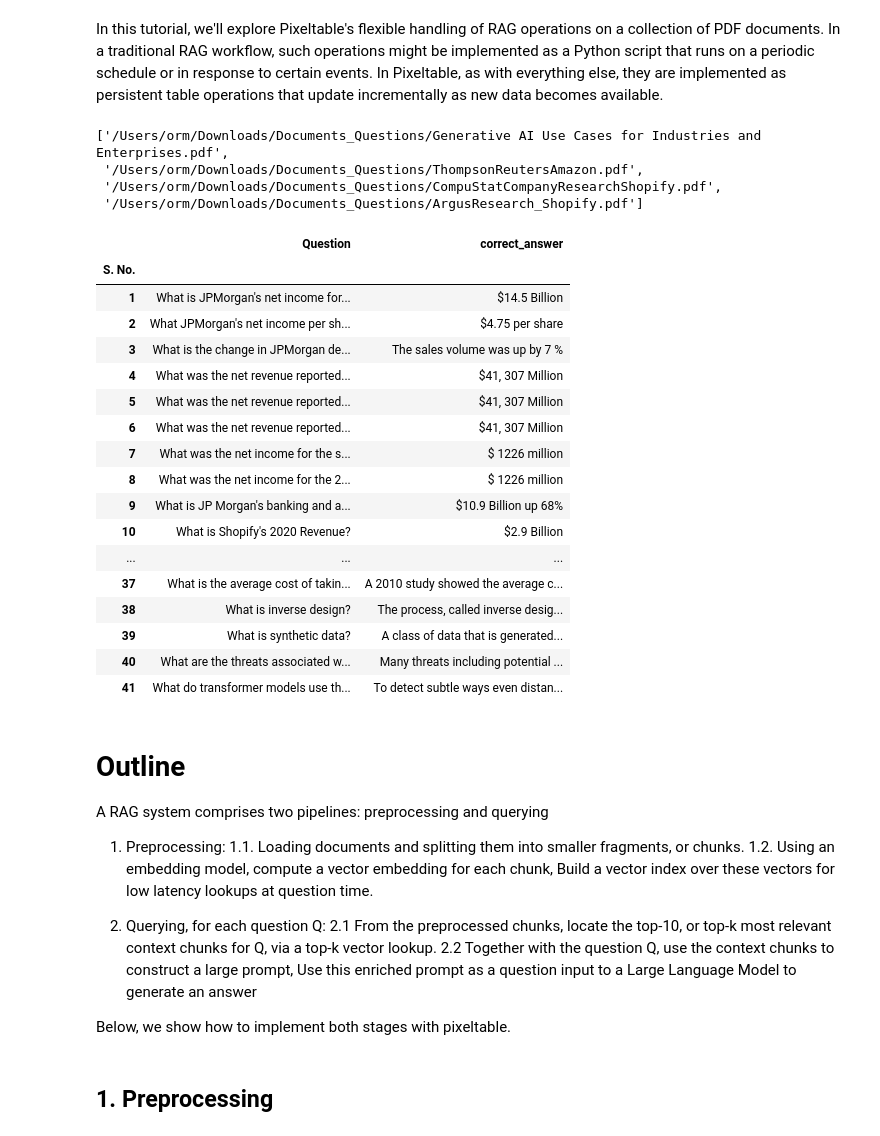
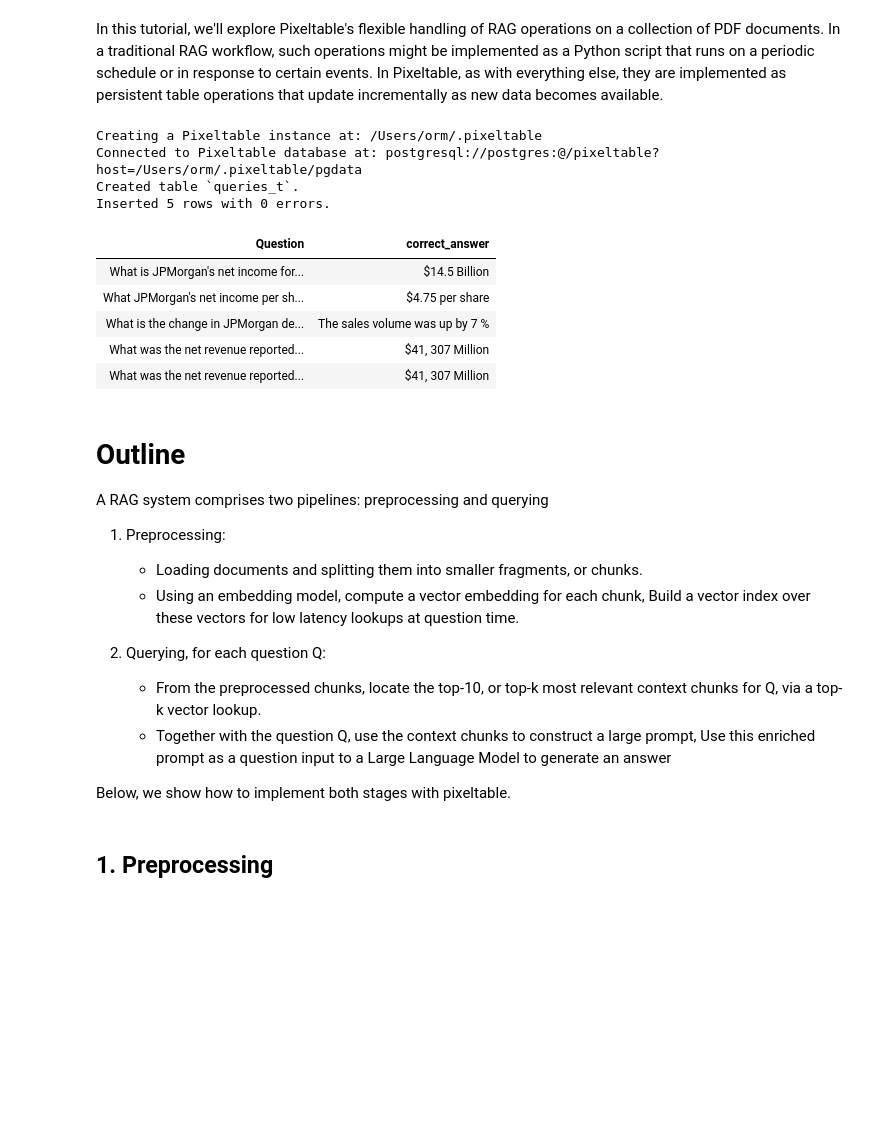
Before and after one commit to orm011/pixeltable, a Jupyter notebook: docs/tutorials/document-demo-anm.ipynb, the cells around one changed output. Drawn from its saved outputs; the diff is of its cells as text; code cells hidden in the pictures; blank space fills up the shorter version.

```diff
--- a/docs/tutorials/document-demo-anm.ipynb
+++ b/docs/tutorials/document-demo-anm.ipynb
@@ -2,42 +2,3 @@
 # RAG operations in pixeltable
 # %% [markdown]
 In this tutorial, we'll explore Pixeltable's flexible handling of RAG operations on a collection of PDF documents. In a traditional RAG workflow, such operations might be implemented as a Python script that runs on a periodic schedule or in response to certain events. In Pixeltable, as with everything else, they are implemented as persistent table operations that update incrementally as new data becomes available.
-# %%
-import pathlib
-import pandas as pd
-
-# collect the document paths from the directory
-document_dir = pathlib.Path('~/Downloads/Documents_Questions/').expanduser()
-document_paths = [str(path) for path in list(document_dir.glob('*.pdf'))]
-start_paths = document_paths[:4]
-adddd_paths = document_paths[4:]
-start_paths
-# %% [output]
-['/Users/orm/Downloads/Documents_Questions/Generative AI Use Cases for Industries and Enterprises.pdf',
- '/Users/orm/Downloads/Documents_Questions/ThompsonReutersAmazon.pdf',
- '/Users/orm/Downloads/Documents_Questions/CompuStatCompanyResearchShopify.pdf',
- '/Users/orm/Downloads/Documents_Questions/ArgusResearch_Shopify.pdf']
-# %%
-# example questions and ground truth answers
-ground_truth_path = [str(path) for path in document_dir.glob('*xlsx')][0]
-ground_truth_df = pd.read_excel(ground_truth_path, index_col=0)
-ground_truth_df
-# %% [output]
-|  | Question | correct_answer |
-| S. No. |  |  |
-| 1 | What is JPMorgan's net income for... | $14.5 Billion |
-| 2 | What JPMorgan's net income per sh... | $4.75 per share |
-| 3 | What is the change in JPMorgan de... | The sales volume was up by 7 % |
-| 4 | What was the net revenue reported... | $41, 307 Million |
-| 5 | What was the net revenue reported... | $41, 307 Million |
-| 6 | What was the net revenue reported... | $41, 307 Million |
-| 7 | What was the net income for the s... | $ 1226 million |
-| 8 | What was the net income for the 2... | $ 1226 million |
-| 9 | What is JP Morgan's banking and a... | $10.9 Billion up 68% |
-| 10 | What is Shopify's 2020 Revenue? | $2.9 Billion |
-| ... | ... | ... |
-| 37 | What is the average cost of takin... | A 2010 study showed the average c... |
-| 38 | What is inverse design? | The process, called inverse desig... |
-| 39 | What is synthetic data? | A class of data that is generated... |
-| 40 | What are the threats associated w... | Many threats including potential ... |
-| 41 | What do transformer models use th... | To detect subtle ways even distan... |
@@ -44,15 +9,38 @@ ground_truth_df
+# %%
+# example questions and ground truth answers
+# collect the document paths from the directory
+example_data_dir = pathlib.Path('~/Downloads/Documents_Questions/').expanduser()
+queries_path = [str(path) for path in example_data_dir.glob('*xlsx')][0]
+queries_df = pd.read_excel(queries_path, index_col=0)
+queries_df = queries_df.assign(correct_answer=queries_df.correct_answer.map(str))
+pxt.drop_table('queries_t', ignore_errors=True, force=True)
+queries_t = pxt.create_table('queries_t', schema={'Question': pxt.StringType(), 'correct_answer': pxt.StringType()}, )
+
+queries_t.insert(queries_df.to_dict(orient='records')[:5]) # remove slice to run on all queries.
+queries_t.collect()
+# %% [output]
+Creating a Pixeltable instance at: /Users/orm/.pixeltable
+Connected to Pixeltable database at: postgresql://postgres:@/pixeltable?host=/Users/orm/.pixeltable/pgdata
+Created table `queries_t`.
+Inserted 5 rows with 0 errors.
+| Question | correct_answer |
+| What is JPMorgan's net income for... | $14.5 Billion |
+| What JPMorgan's net income per sh... | $4.75 per share |
+| What is the change in JPMorgan de... | The sales volume was up by 7 % |
+| What was the net revenue reported... | $41, 307 Million |
+| What was the net revenue reported... | $41, 307 Million |
 # %% [markdown]
 # Outline
 
 A RAG system comprises two pipelines: preprocessing and querying
 
 1. Preprocessing:
-    1.1. Loading documents and splitting them into smaller fragments, or chunks.
-    1.2. Using an embedding model, compute a vector embedding for each chunk, Build a vector index over these vectors for low latency lookups at question time.
+    * Loading documents and splitting them into smaller fragments, or chunks.
+    * Using an embedding model, compute a vector embedding for each chunk, Build a vector index over these vectors for low latency lookups at question time.
 
 2. Querying,  for each question Q:
-    2.1 From the preprocessed chunks, locate the top-10, or top-k most relevant context chunks for Q, via a top-k vector lookup.
-    2.2 Together with the question Q, use the context chunks to construct a large prompt, Use this enriched prompt as a question input to a Large Language Model to generate an answer
+    * From the preprocessed chunks, locate the top-10, or top-k most relevant context chunks for Q, via a top-k vector lookup.
+    * Together with the question Q, use the context chunks to construct a large prompt, Use this enriched prompt as a question input to a Large Language Model to generate an answer
 
 Below, we show how to implement both stages with pixeltable.
 # %% [markdown]
```
Also changed, not shown: parts of 50 cells of this notebook, 1 other file.
